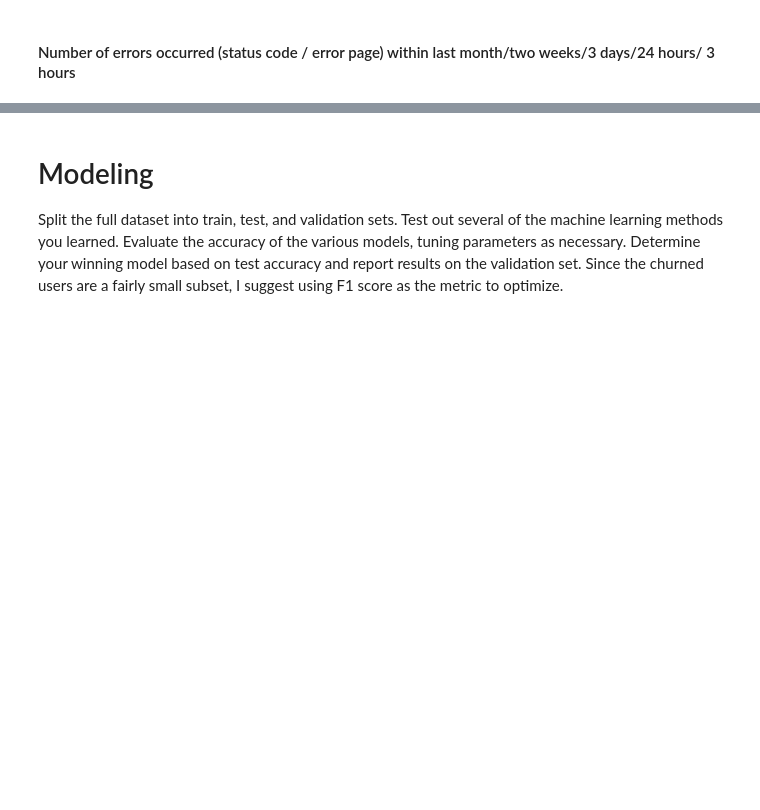
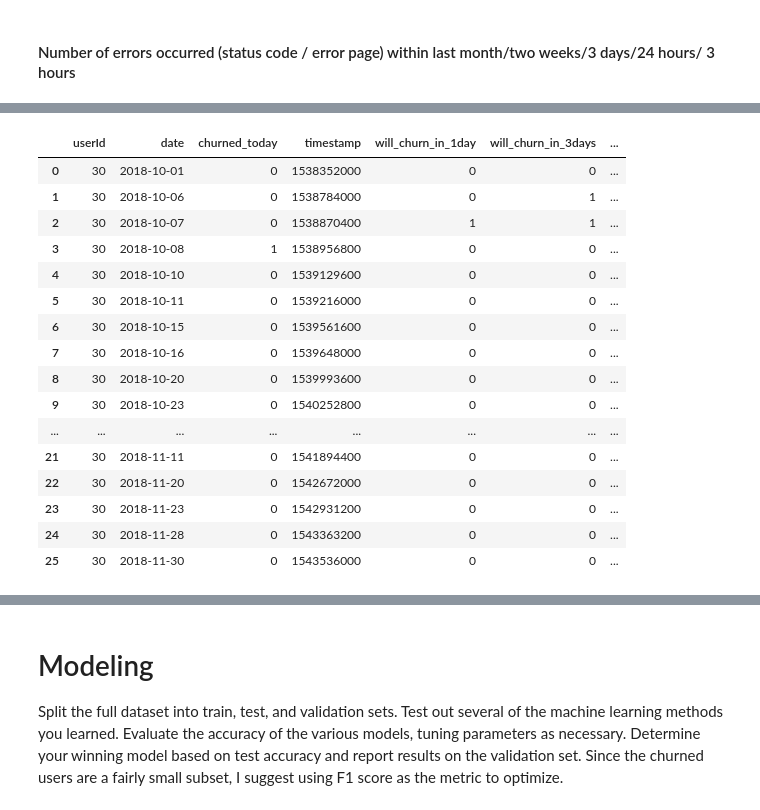
Before and after one commit to tarcisobraz/sparkify-churn-prediction, a Jupyter notebook: Sparkify.ipynb, the cells around one changed output, grey strips where cells are left out. Saved outputs shown, nothing was run; the diff lists cells and outputs as text; code cells hidden in the pictures; blank space fills up the shorter version.

```diff
--- a/Sparkify.ipynb
+++ b/Sparkify.ipynb
@@ -648,0 +774,20 @@ df.select(["datetime", "page", "level", "mean_list_time_in_24_hours", "mean_list
+# %%
+will_churn_in_future.filter(df.userId == '30').toPandas()
+# %% [output]
+|  | userId | date | churned_today | timestamp | will_churn_in_1day | will_churn_in_3days | ... |
+| 0 | 30 | 2018-10-01 | 0 | 1538352000 | 0 | 0 | ... |
+| 1 | 30 | 2018-10-06 | 0 | 1538784000 | 0 | 1 | ... |
+| 2 | 30 | 2018-10-07 | 0 | 1538870400 | 1 | 1 | ... |
+| 3 | 30 | 2018-10-08 | 1 | 1538956800 | 0 | 0 | ... |
+| 4 | 30 | 2018-10-10 | 0 | 1539129600 | 0 | 0 | ... |
+| 5 | 30 | 2018-10-11 | 0 | 1539216000 | 0 | 0 | ... |
+| 6 | 30 | 2018-10-15 | 0 | 1539561600 | 0 | 0 | ... |
+| 7 | 30 | 2018-10-16 | 0 | 1539648000 | 0 | 0 | ... |
+| 8 | 30 | 2018-10-20 | 0 | 1539993600 | 0 | 0 | ... |
+| 9 | 30 | 2018-10-23 | 0 | 1540252800 | 0 | 0 | ... |
+| ... | ... | ... | ... | ... | ... | ... | ... |
+| 21 | 30 | 2018-11-11 | 0 | 1541894400 | 0 | 0 | ... |
+| 22 | 30 | 2018-11-20 | 0 | 1542672000 | 0 | 0 | ... |
+| 23 | 30 | 2018-11-23 | 0 | 1542931200 | 0 | 0 | ... |
+| 24 | 30 | 2018-11-28 | 0 | 1543363200 | 0 | 0 | ... |
+| 25 | 30 | 2018-11-30 | 0 | 1543536000 | 0 | 0 | ... |
```
Also changed, not shown: parts of 22 cells of this notebook.
